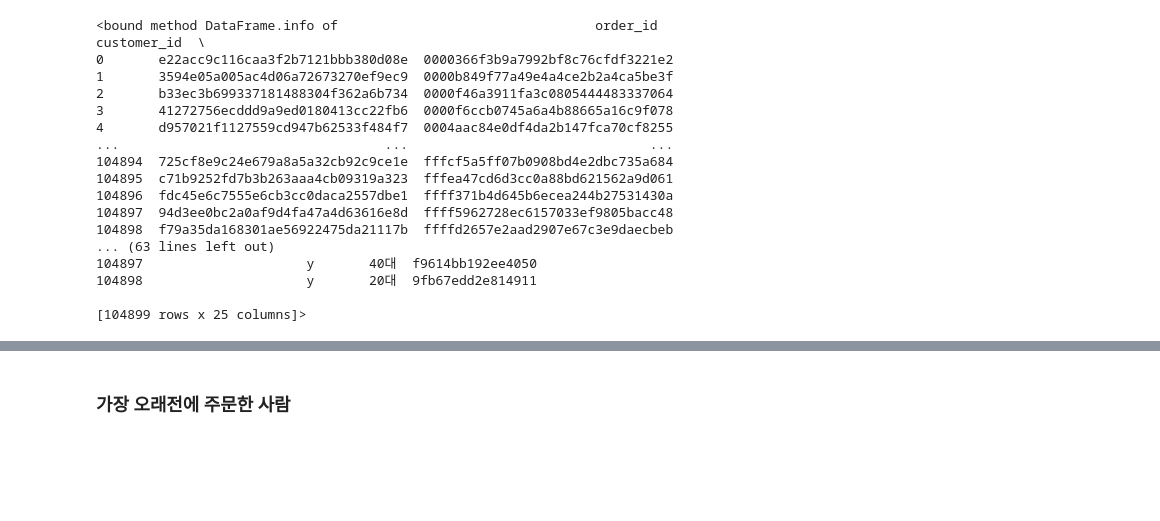
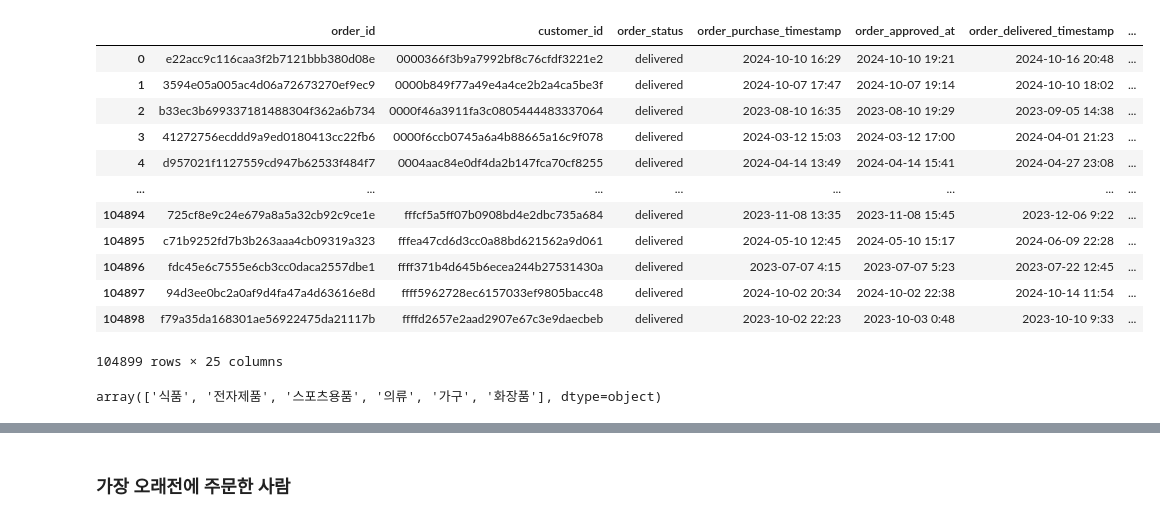
Before and after one commit to Wowdada/4Team, a Jupyter notebook: hong.ipynb, the cells around one changed output, grey strips where cells are left out. Drawn from its saved outputs; the diff is of its cells as text; code cells hidden in the pictures; blank space fills up the shorter version.

```diff
--- a/hong.ipynb
+++ b/hong.ipynb
@@ -10,22 +10,22 @@ from scipy.stats import spearmanr, kendalltau
 # %%
 df = pd.read_csv("marketing_advanced.csv", encoding="euc-kr")
 # %%
-df.info
+df
 # %% [output]
+|  | order_id | customer_id | order_status | order_purchase_timestamp | order_approved_at | order_delivered_timestamp | ... |
+| 0 | e22acc9c116caa3f2b7121bbb380d08e | 0000366f3b9a7992bf8c76cfdf3221e2 | delivered | 2024-10-10 16:29 | 2024-10-10 19:21 | 2024-10-16 20:48 | ... |
+| 1 | 3594e05a005ac4d06a72673270ef9ec9 | 0000b849f77a49e4a4ce2b2a4ca5be3f | delivered | 2024-10-07 17:47 | 2024-10-07 19:14 | 2024-10-10 18:02 | ... |
+| 2 | b33ec3b699337181488304f362a6b734 | 0000f46a3911fa3c0805444483337064 | delivered | 2023-08-10 16:35 | 2023-08-10 19:29 | 2023-09-05 14:38 | ... |
+| 3 | 41272756ecddd9a9ed0180413cc22fb6 | 0000f6ccb0745a6a4b88665a16c9f078 | delivered | 2024-03-12 15:03 | 2024-03-12 17:00 | 2024-04-01 21:23 | ... |
+| 4 | d957021f1127559cd947b62533f484f7 | 0004aac84e0df4da2b147fca70cf8255 | delivered | 2024-04-14 13:49 | 2024-04-14 15:41 | 2024-04-27 23:08 | ... |
+| ... | ... | ... | ... | ... | ... | ... | ... |
+| 104894 | 725cf8e9c24e679a8a5a32cb92c9ce1e | fffcf5a5ff07b0908bd4e2dbc735a684 | delivered | 2023-11-08 13:35 | 2023-11-08 15:45 | 2023-12-06 9:22 | ... |
+| 104895 | c71b9252fd7b3b263aaa4cb09319a323 | fffea47cd6d3cc0a88bd621562a9d061 | delivered | 2024-05-10 12:45 | 2024-05-10 15:17 | 2024-06-09 22:28 | ... |
+| 104896 | fdc45e6c7555e6cb3cc0daca2557dbe1 | ffff371b4d645b6ecea244b27531430a | delivered | 2023-07-07 4:15 | 2023-07-07 5:23 | 2023-07-22 12:45 | ... |
+| 104897 | 94d3ee0bc2a0af9d4fa47a4d63616e8d | ffff5962728ec6157033ef9805bacc48 | delivered | 2024-10-02 20:34 | 2024-10-02 22:38 | 2024-10-14 11:54 | ... |
+| 104898 | f79a35da168301ae56922475da21117b | ffffd2657e2aad2907e67c3e9daecbeb | delivered | 2023-10-02 22:23 | 2023-10-03 0:48 | 2023-10-10 9:33 | ... |
-<bound method DataFrame.info of                                 order_id                       customer_id  \
-0       e22acc9c116caa3f2b7121bbb380d08e  0000366f3b9a7992bf8c76cfdf3221e2
-1       3594e05a005ac4d06a72673270ef9ec9  0000b849f77a49e4a4ce2b2a4ca5be3f
-2       b33ec3b699337181488304f362a6b734  0000f46a3911fa3c0805444483337064
-3       41272756ecddd9a9ed0180413cc22fb6  0000f6ccb0745a6a4b88665a16c9f078
-4       d957021f1127559cd947b62533f484f7  0004aac84e0df4da2b147fca70cf8255
-...                                  ...                               ...
-104894  725cf8e9c24e679a8a5a32cb92c9ce1e  fffcf5a5ff07b0908bd4e2dbc735a684
-104895  c71b9252fd7b3b263aaa4cb09319a323  fffea47cd6d3cc0a88bd621562a9d061
-104896  fdc45e6c7555e6cb3cc0daca2557dbe1  ffff371b4d645b6ecea244b27531430a
-104897  94d3ee0bc2a0af9d4fa47a4d63616e8d  ffff5962728ec6157033ef9805bacc48
-104898  f79a35da168301ae56922475da21117b  ffffd2657e2aad2907e67c3e9daecbeb
-... (63 lines left out)
-104897                     y       40대  f9614bb192ee4050
-104898                     y       20대  9fb67edd2e814911
-
-[104899 rows x 25 columns]>
+104899 rows × 25 columns
+# %%
+df['category1'].unique()
+# %% [output]
+array(['식품', '전자제품', '스포츠용품', '의류', '가구', '화장품'], dtype=object)
```
Also changed, not shown: parts of 3 cells of this notebook.
